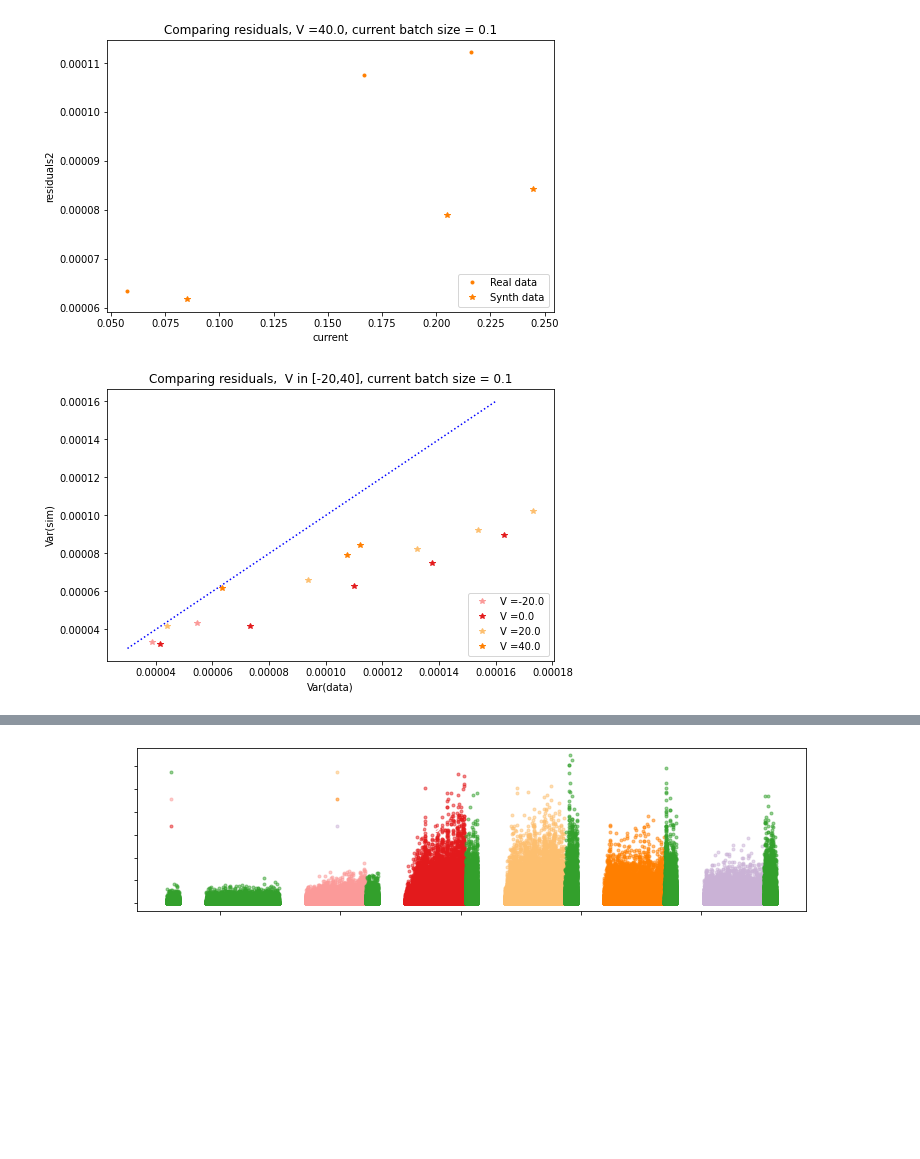
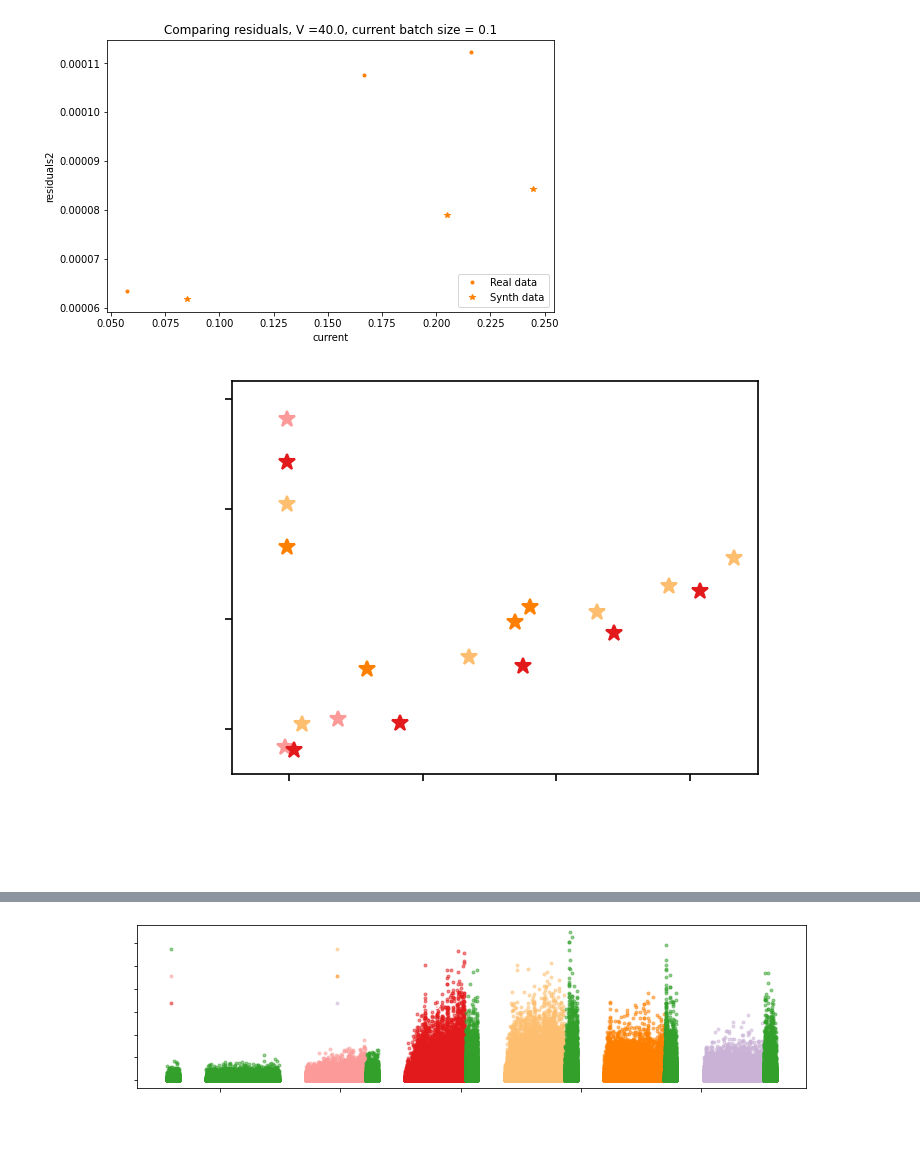
Before and after one commit to donajialej/Notes, a Jupyter notebook: from_myokit_tutorial/KyliesCell5_dataANDsimulation_notebook_PR3.ipynb, the cells around one changed output, grey strips where cells are left out. Drawn from its saved outputs; the diff is of its cells as text; code cells hidden in the pictures; blank space fills up the shorter version.

Commit message:
more plots for the poster

```diff
--- a/from_myokit_tutorial/KyliesCell5_dataANDsimulation_notebook_PR3.ipynb
+++ b/from_myokit_tutorial/KyliesCell5_dataANDsimulation_notebook_PR3.ipynb
@@ -497,22 +497,24 @@ plt.show()
 [figure]
 [figure]
 # %%
+plt.figure(figsize=(5, 3.5), dpi = 150, tight_layout = True)
 
-
-plt.figure(figsize=(8, 5))
-plt.plot(np.linspace(0.00003,0.00016),np.linspace(0.00003,0.00016),'b:',label='_nolegend_')
+plt.plot(np.linspace(0.00003,0.00016),np.linspace(0.00003,0.00016),':', color = 'white',label='_nolegend_')
 for index_i in index_mathching_binning:
     i=index_largerCurrents[index_i]
     if pr3_voltage_constV[i]==0:
-        plt.plot(splines_residuals2_largerCurrents_bycurrent_meanbatch[index_i][:-1], ode_residuals2_largerCurrents_bycurrent_meanbatch[index_i], '*',color = pr3_voltage_constV_colors[i], label = pr3_voltage_constV_labels_full[i])
+        plt.plot(splines_residuals2_largerCurrents_bycurrent_meanbatch[index_i][:-1], ode_residuals2_largerCurrents_bycurrent_meanbatch[index_i], '*', markersize = 8, color = pr3_voltage_constV_colors[i], label = pr3_voltage_constV_labels_full[i])
     elif pr3_voltage_constV[i]==-20:
-        plt.plot(splines_residuals2_largerCurrents_bycurrent_meanbatch[index_i], ode_residuals2_largerCurrents_bycurrent_meanbatch[index_i][:-1], '*',color = pr3_voltage_constV_colors[i], label = pr3_voltage_constV_labels_full[i])
+        plt.plot(splines_residuals2_largerCurrents_bycurrent_meanbatch[index_i], ode_residuals2_largerCurrents_bycurrent_meanbatch[index_i][:-1], '*', markersize = 8, color = pr3_voltage_constV_colors[i], label = pr3_voltage_constV_labels_full[i])
     else:
-        plt.plot(splines_residuals2_largerCurrents_bycurrent_meanbatch[index_i], ode_residuals2_largerCurrents_bycurrent_meanbatch[index_i], '*',color = pr3_voltage_constV_colors[i], label = pr3_voltage_constV_labels_full[i] )
-plt.ylabel('Var(sim)')
-plt.xlabel('Var(data)')
-plt.title('Comparing residuals,  V in [-20,40], current batch size = '+ str(current_batch_size))
-plt.legend(loc='lower right')
+        plt.plot(splines_residuals2_largerCurrents_bycurrent_meanbatch[index_i], ode_residuals2_largerCurrents_bycurrent_meanbatch[index_i], '*', markersize = 8, color = pr3_voltage_constV_colors[i], label = pr3_voltage_constV_labels_full[i] )
+plt.ylabel('Var(sim)', fontsize=18, color = 'white')
+plt.xlabel('Var(data)', fontsize=18, color = 'white')
+#plt.title('Var estimates for  V in [-20,40]',fontsize=18, color = 'white')
+plt.yticks([4e-5,8e-5,12e-5,16e-5],fontsize=14, color = 'white')
+plt.xticks([4e-5,8e-5,12e-5,16e-5],fontsize=14, color = 'white')
+plt.legend(loc='upper left', fontsize = 14, framealpha = 0, labelcolor='white')
+plt.savefig('pr3_Var_data_Var_sim_plot.png', transparent = True, dpi = 300)
 plt.show()
 # %% [output]
-[figure, old version]
+[figure, new version]
```
Also changed, not shown: parts of 4 cells of this notebook, 5 other files.
